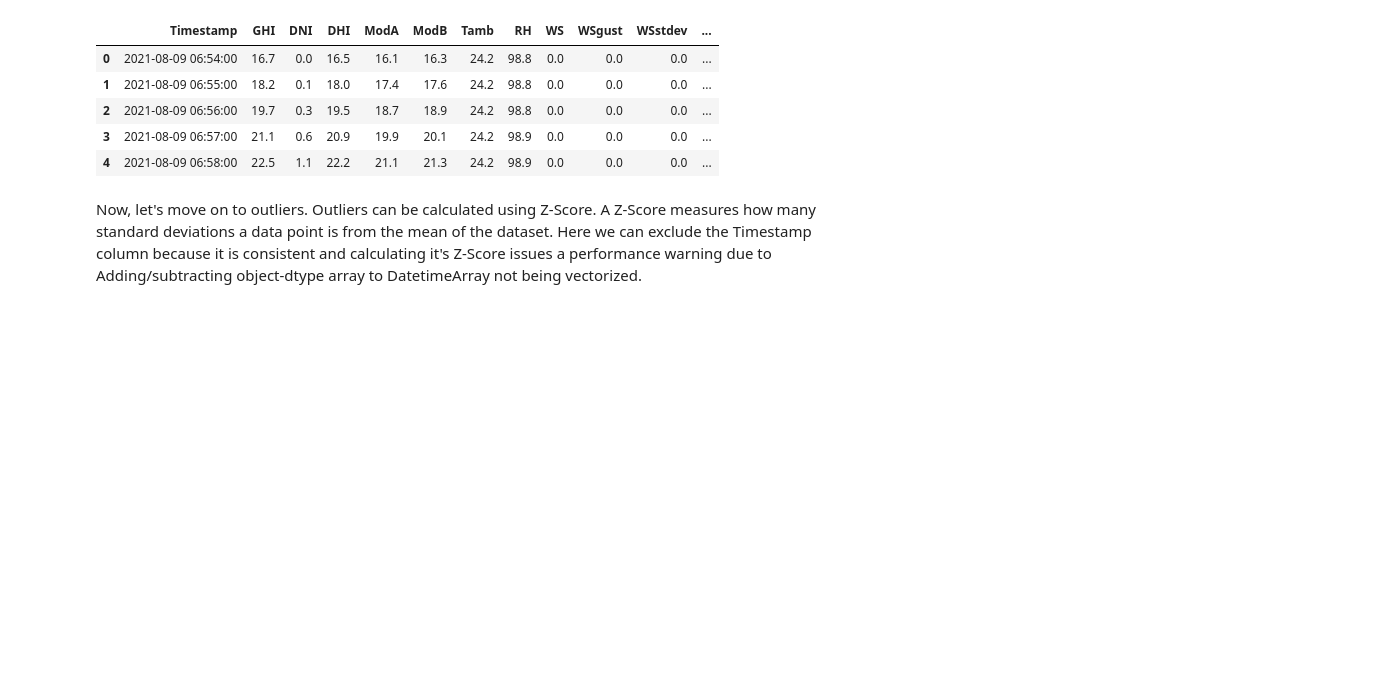
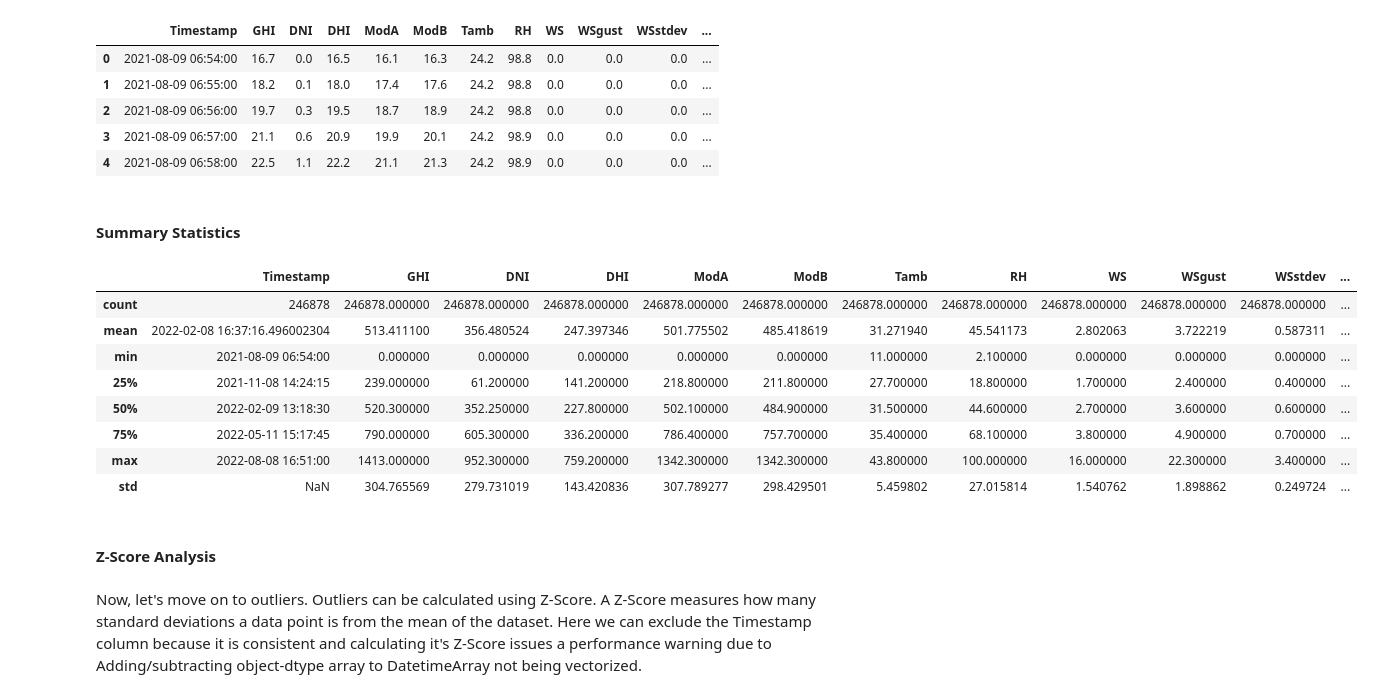
Before and after one commit to selamasnake/Kifiya-week-0, a Jupyter notebook: src/notebooks/benin/data_preparation.ipynb, the cells around one changed output. Saved outputs shown, nothing was run; the diff lists cells and outputs as text; code cells hidden in the pictures; blank space fills up the shorter version.

Commit message:
update: added summary statistics

```diff
--- a/src/notebooks/benin/data_preparation.ipynb
+++ b/src/notebooks/benin/data_preparation.ipynb
@@ -142,6 +142,22 @@ df.head(5)
 | 2 | 2021-08-09 06:56:00 | 19.7 | 0.3 | 19.5 | 18.7 | 18.9 | 24.2 | 98.8 | 0.0 | 0.0 | 0.0 | ... |
 | 3 | 2021-08-09 06:57:00 | 21.1 | 0.6 | 20.9 | 19.9 | 20.1 | 24.2 | 98.9 | 0.0 | 0.0 | 0.0 | ... |
 | 4 | 2021-08-09 06:58:00 | 22.5 | 1.1 | 22.2 | 21.1 | 21.3 | 24.2 | 98.9 | 0.0 | 0.0 | 0.0 | ... |
+# %% [markdown]
+#### Summary Statistics
+# %%
+df.describe()
+# %% [output]
+|  | Timestamp | GHI | DNI | DHI | ModA | ModB | Tamb | RH | WS | WSgust | WSstdev | ... |
+| count | 246878 | 246878.000000 | 246878.000000 | 246878.000000 | 246878.000000 | 246878.000000 | 246878.000000 | 246878.000000 | 246878.000000 | 246878.000000 | 246878.000000 | ... |
+| mean | 2022-02-08 16:37:16.496002304 | 513.411100 | 356.480524 | 247.397346 | 501.775502 | 485.418619 | 31.271940 | 45.541173 | 2.802063 | 3.722219 | 0.587311 | ... |
+| min | 2021-08-09 06:54:00 | 0.000000 | 0.000000 | 0.000000 | 0.000000 | 0.000000 | 11.000000 | 2.100000 | 0.000000 | 0.000000 | 0.000000 | ... |
+| 25% | 2021-11-08 14:24:15 | 239.000000 | 61.200000 | 141.200000 | 218.800000 | 211.800000 | 27.700000 | 18.800000 | 1.700000 | 2.400000 | 0.400000 | ... |
+| 50% | 2022-02-09 13:18:30 | 520.300000 | 352.250000 | 227.800000 | 502.100000 | 484.900000 | 31.500000 | 44.600000 | 2.700000 | 3.600000 | 0.600000 | ... |
+| 75% | 2022-05-11 15:17:45 | 790.000000 | 605.300000 | 336.200000 | 786.400000 | 757.700000 | 35.400000 | 68.100000 | 3.800000 | 4.900000 | 0.700000 | ... |
+| max | 2022-08-08 16:51:00 | 1413.000000 | 952.300000 | 759.200000 | 1342.300000 | 1342.300000 | 43.800000 | 100.000000 | 16.000000 | 22.300000 | 3.400000 | ... |
+| std | NaN | 304.765569 | 279.731019 | 143.420836 | 307.789277 | 298.429501 | 5.459802 | 27.015814 | 1.540762 | 1.898862 | 0.249724 | ... |
+# %% [markdown]
+#### Z-Score Analysis
 # %% [markdown]
 Now, let's move on to outliers. Outliers can be calculated using Z-Score. A Z-Score measures how many standard deviations a data point is from the mean of the dataset. Here we can exclude the Timestamp column because it is consistent and calculating it's Z-Score issues a performance warning due to Adding/subtracting object-dtype array to DatetimeArray not being vectorized.
 # %%
```
Also changed, not shown: 1 other file.
